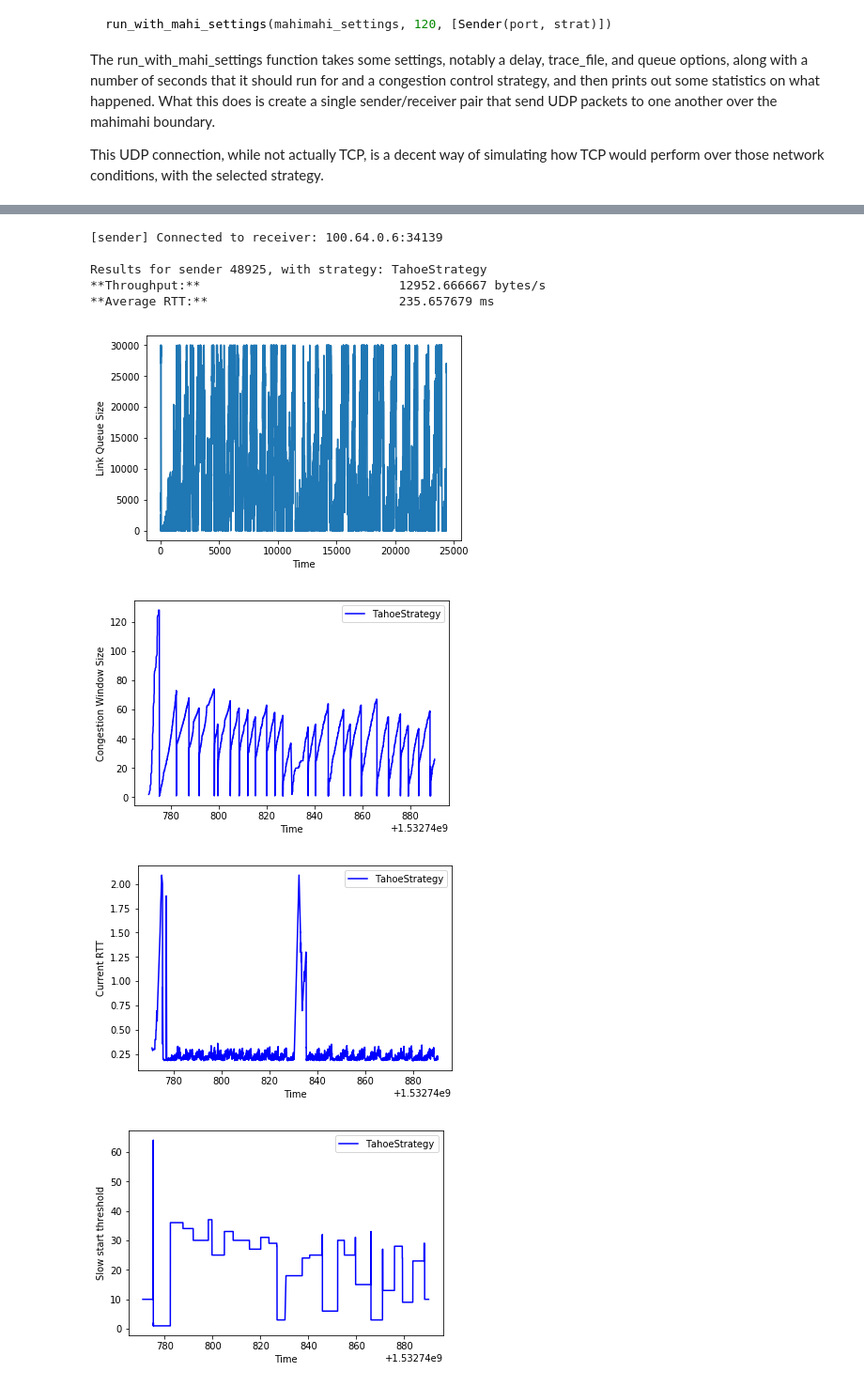
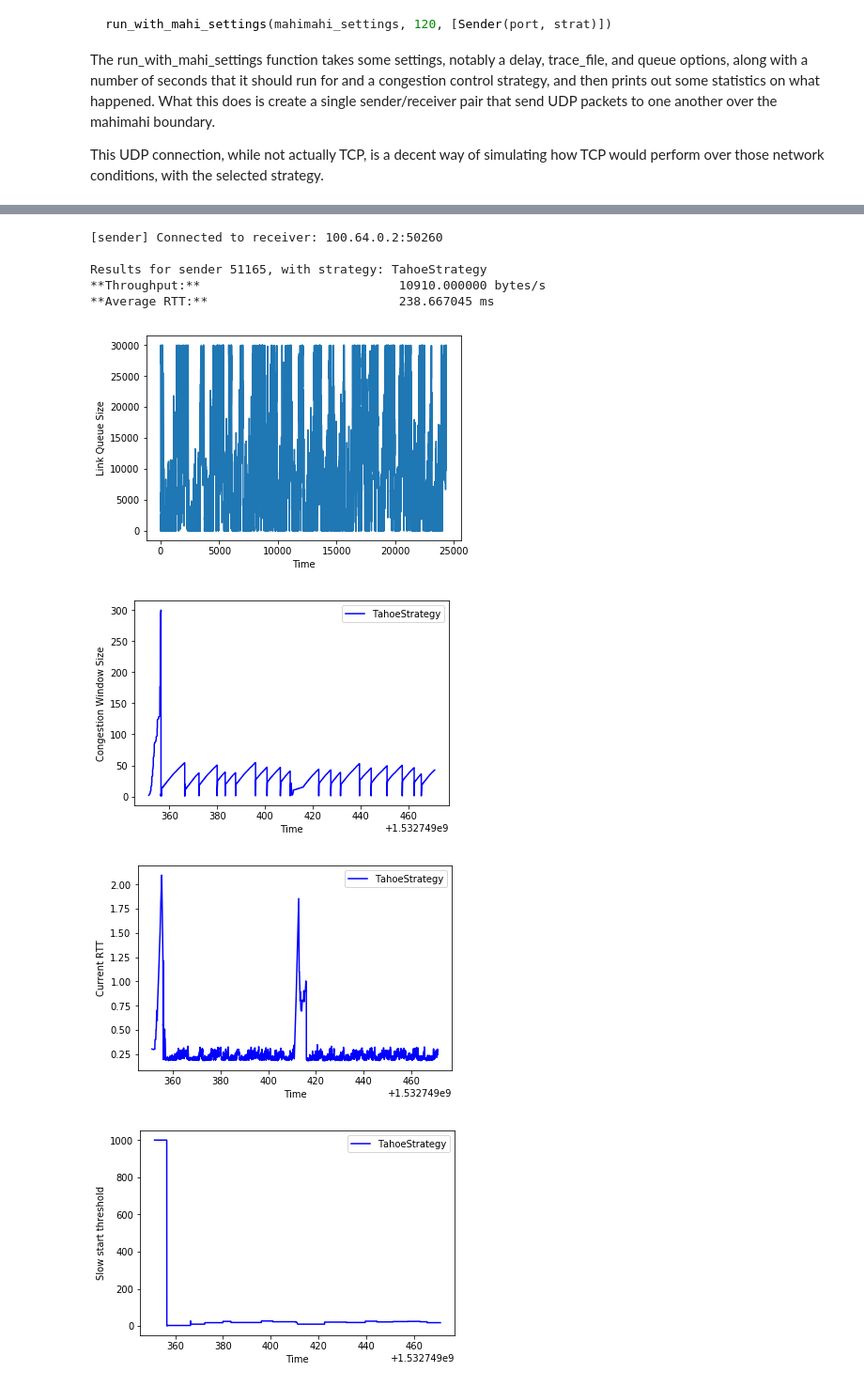
Before and after one commit to squidarth/network-performance-jupyter, a Jupyter notebook: Link-level-Congestion-Control.ipynb, the cells around one changed output, grey strips where cells are left out. Shown at 94% size. Cells and saved outputs as stored; diff of their text form; code cells hidden in the pictures.

```diff
--- a/Link-level-Congestion-Control.ipynb
+++ b/Link-level-Congestion-Control.ipynb
@@ -93,25 +93,25 @@ from src.strategies import SenderStrategy, FixedWindowStrategy, TahoeStrategy, C
 # %%
 mahimahi_settings = {
     'delay': 88,
     'trace_file': '2.64mbps-poisson.trace',
     'queue_type': 'droptail',
     'downlink_queue_options': {
         'bytes': 30000
     }
 }
 port = get_open_udp_port()
-strat = TahoeStrategy(10, 1)
+strat = TahoeStrategy(1000, 1)
 run_with_mahi_settings(mahimahi_settings, 120, [Sender(port, strat)])
 # %% [output]
-[sender] Connected to receiver: 100.64.0.6:34139
+[sender] Connected to receiver: 100.64.0.2:50260
 
-Results for sender 48925, with strategy: TahoeStrategy
-**Throughput:**                           12952.666667 bytes/s
-**Average RTT:**                          235.657679 ms
+Results for sender 51165, with strategy: TahoeStrategy
+**Throughput:**                           10910.000000 bytes/s
+**Average RTT:**                          238.667045 ms
-[figure, old version]
+[figure, new version]
-[figure, old version]
+[figure, new version]
-[figure, old version]
+[figure, new version]
-[figure, old version]
+[figure, new version]
 # %% [markdown]
 # Low BDP Tahoe - RED
 
```
Also changed, not shown: parts of 15 cells of this notebook, 3 other files.
